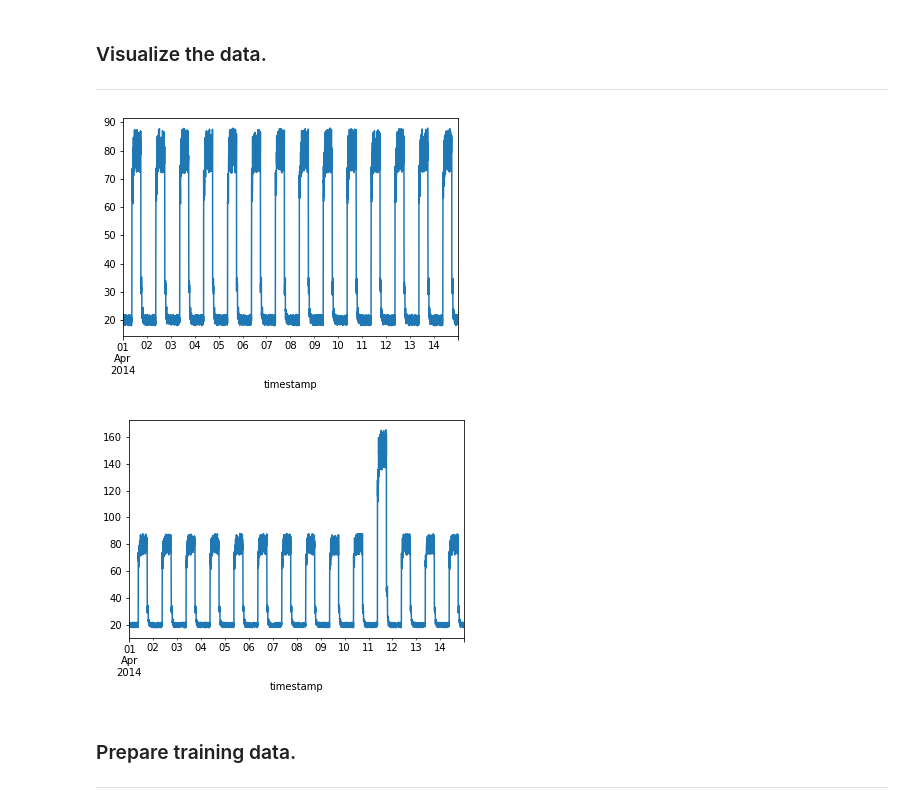
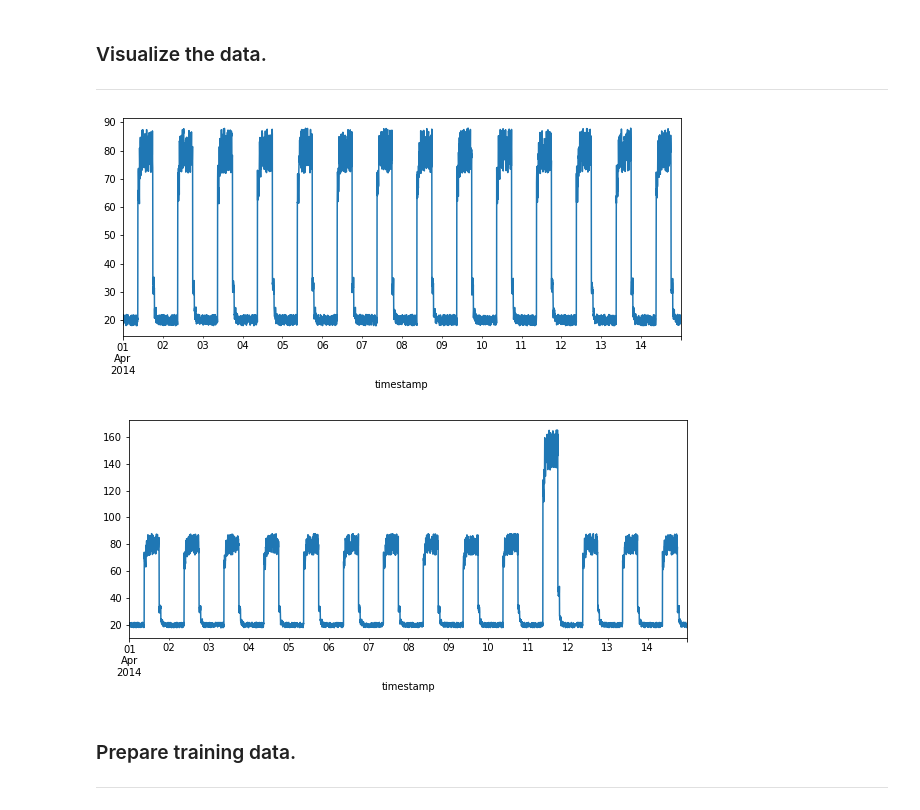
Before and after one commit to DracoNibilis/Machine-Learning-and-Statistic, a Jupyter notebook: anomaly-detection.ipynb, the cells around one changed output. Saved outputs shown, nothing was run; the diff lists cells and outputs as text; code cells hidden in the pictures.

```diff
--- a/anomaly-detection.ipynb
+++ b/anomaly-detection.ipynb
@@ -35,17 +39,11 @@ import tensorflow.keras as keras
 # Plotting.
 import matplotlib.pyplot as plt
 # %%
-# Import datasets by Pandas read_csv.
+# Get urls for datasets.
 master_url_root = "https://raw.githubusercontent.com/numenta/NAB/master/data/"
 
-df_small_noise_url_suffix = "artificialNoAnomaly/art_daily_small_noise.csv"
-df_small_noise_url = master_url_root + df_small_noise_url_suffix
-df_small_noise = pd.read_csv(
-    df_small_noise_url, parse_dates=True, index_col="timestamp"
-)
+# Dataset with anomaly.
+with_anomaly_url = "artificialWithAnomaly/art_daily_jumpsup.csv"
 
-df_daily_jumpsup_url_suffix = "artificialWithAnomaly/art_daily_jumpsup.csv"
-df_daily_jumpsup_url = master_url_root + df_daily_jumpsup_url_suffix
-df_daily_jumpsup = pd.read_csv(
-    df_daily_jumpsup_url, parse_dates=True, index_col="timestamp"
-)
+# Dataset without anomaly.
+no_anomaly_url = "artificialNoAnomaly/art_daily_small_noise.csv"
@@ -52 +65,5 @@ df_daily_jumpsup = pd.read_csv(
+# %%
+# Read csv dataset without anomaly from url by Pandas.
+df_no_anomaly_url = master_url_root + no_anomaly_url
+df_no_anomaly = pd.read_csv(df_no_anomaly_url, parse_dates=True, index_col="timestamp")
 # %%
@@ -73,18 +82,18 @@ timestamp
 ***
 # %%
 # Visualize the data - timeseries without anomalies.
-fig, ax = plt.subplots()
-df_small_noise.plot(legend=False, ax=ax)
+fig, ax = plt.subplots(figsize=(10,4))
+df_no_anomaly.plot(legend=False, ax=ax)
 plt.show()
 # %% [output]
-[figure, old version]
+[figure, new version]
 # %%
 # Visualize the data - timeseries with anomalies.
-fig, ax = plt.subplots()
-df_daily_jumpsup.plot(legend=False, ax=ax)
+fig, ax = plt.subplots(figsize=(10,4))
+df_anomaly.plot(legend=False, ax=ax)
 plt.show()
 # %% [output]
-[figure, old version]
+[figure, new version]
 # %% [markdown]
 ### Prepare training data.
 ***
```
Also changed, not shown: parts of 21 cells of this notebook.
